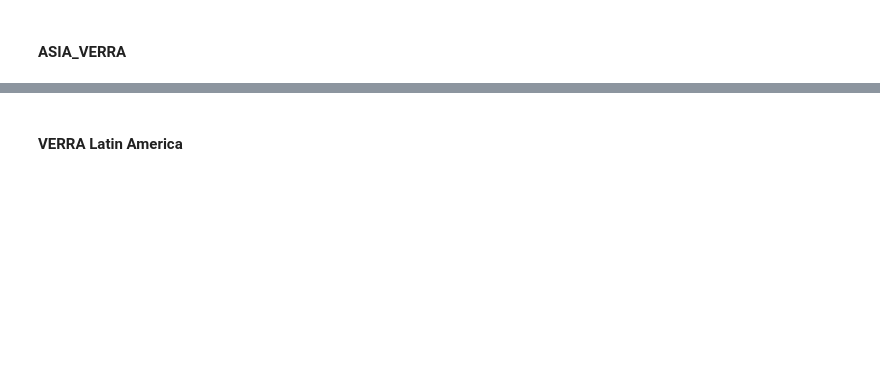
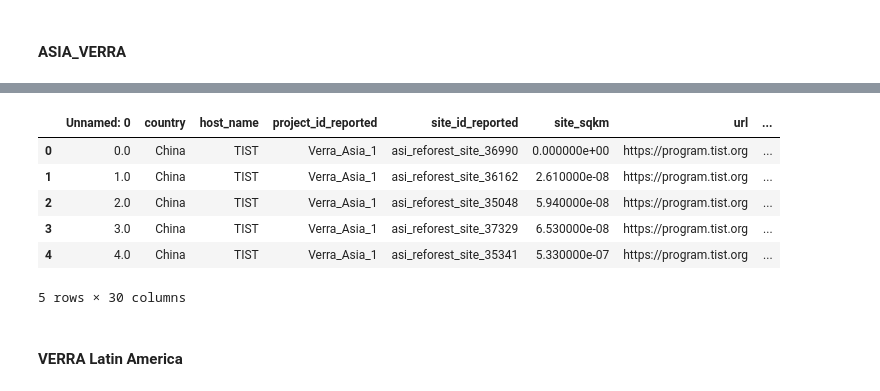
Before and after one commit to Societal-Computing/Forest_Monitoring, a Jupyter notebook: src/Database_Consolidation.ipynb, the cells around one changed output, grey strips where cells are left out. Saved outputs shown, nothing was run; the diff lists cells and outputs as text; code cells hidden in the pictures; blank space fills up the shorter version.

```diff
--- a/src/Database_Consolidation.ipynb
+++ b/src/Database_Consolidation.ipynb
@@ -170,2 +483,15 @@ memory usage: 3.7+ MB
+# %%
+df_asia_2=pd.read_csv("/home/idisc02/Forest_Monitoring/input/meta_data_CSV_FILES/With_NDVI/monthly_ndvi_verra_asia_1.csv",encoding='latin-1')
+df_asia_2['host_name'] = 'TIST'
+df_asia_2['url'] = 'https://program.tist.org'
+df_asia_2.head()
+# %% [output]
+|  | Unnamed: 0 | country | host_name | project_id_reported | site_id_reported | site_sqkm | url | ... |
+| 0 | 0.0 | China | TIST | Verra_Asia_1 | asi_reforest_site_36990 | 0.000000e+00 | https://program.tist.org | ... |
+| 1 | 1.0 | China | TIST | Verra_Asia_1 | asi_reforest_site_36162 | 2.610000e-08 | https://program.tist.org | ... |
+| 2 | 2.0 | China | TIST | Verra_Asia_1 | asi_reforest_site_35048 | 5.940000e-08 | https://program.tist.org | ... |
+| 3 | 3.0 | China | TIST | Verra_Asia_1 | asi_reforest_site_37329 | 6.530000e-08 | https://program.tist.org | ... |
+| 4 | 4.0 | China | TIST | Verra_Asia_1 | asi_reforest_site_35341 | 5.330000e-07 | https://program.tist.org | ... |
+5 rows × 30 columns
 # %% [markdown]
 #### VERRA Latin America
```
Also changed, not shown: parts of 61 cells of this notebook.
